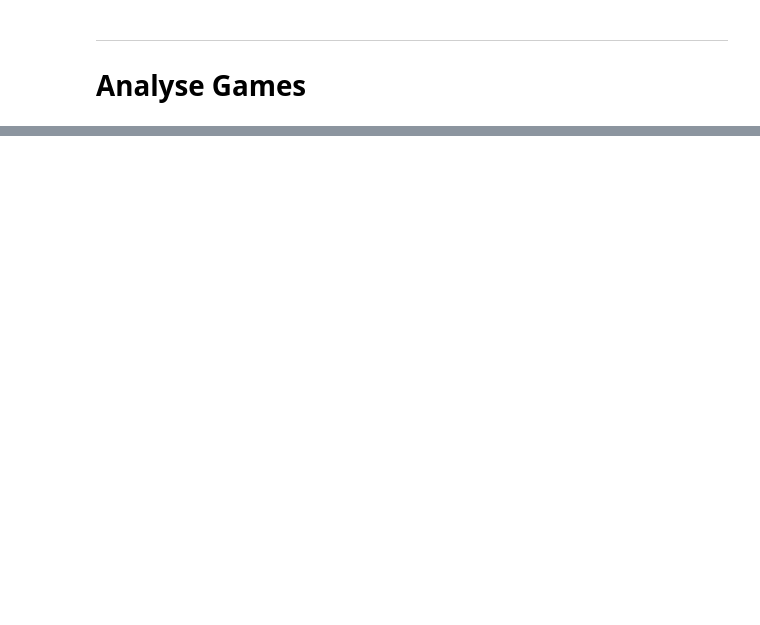
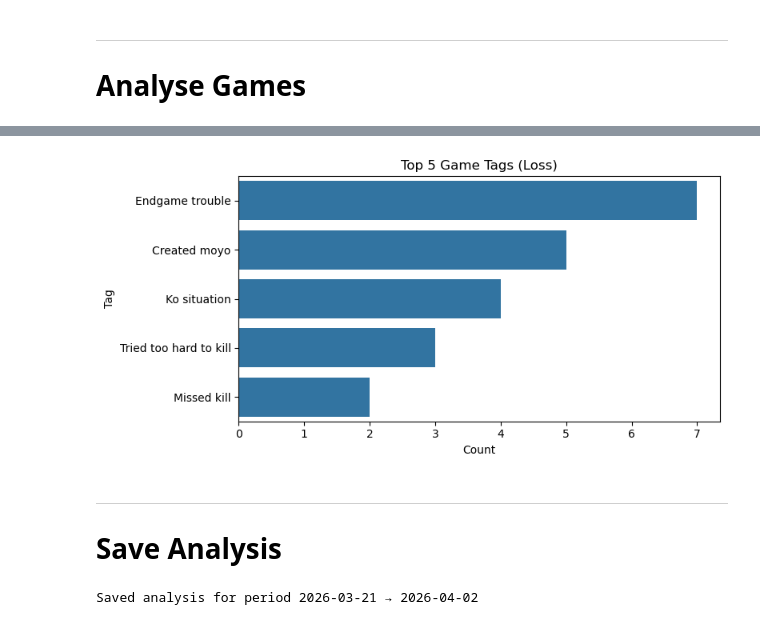
Before and after one commit to SThornewillvE/go_game_review_analyser, a Jupyter notebook: prototype/02_go_game_review_analyser.ipynb, the cells around one changed output, grey strips where cells are left out. Drawn from its saved outputs; the diff is of its cells as text; code cells hidden in the pictures; blank space fills up the shorter version.

```diff
--- a/prototype/02_go_game_review_analyser.ipynb
+++ b/prototype/02_go_game_review_analyser.ipynb
@@ -72,0 +210,19 @@ plt.show()
+# %%
+# Visualise Won Tags
+fig, ax = plt.subplots(figsize=(8, 4))
+sns.barplot(data=df_tag_counts_by_result[df_tag_counts_by_result["result"] == "Lost"]\
+            .sort_values(by='count', ascending=False).head(5), x='count', y='tag', ax=ax)
+ax.set(title="Top 5 Game Tags (Loss)", xlabel="Count", ylabel="Tag")
+ax.xaxis.set_major_locator(plt.MultipleLocator(1))
+plt.tight_layout()
+plt.show()
+# %% [output]
+[figure, added]
+# %% [markdown]
+___
+
+# Save Analysis
+# %%
+save_analysis(game_review_df, summary, notes_analysis)
+# %% [output]
+Saved analysis for period 2026-03-21 → 2026-04-02
```
Also changed, not shown: parts of 16 cells of this notebook, 2 other files.
